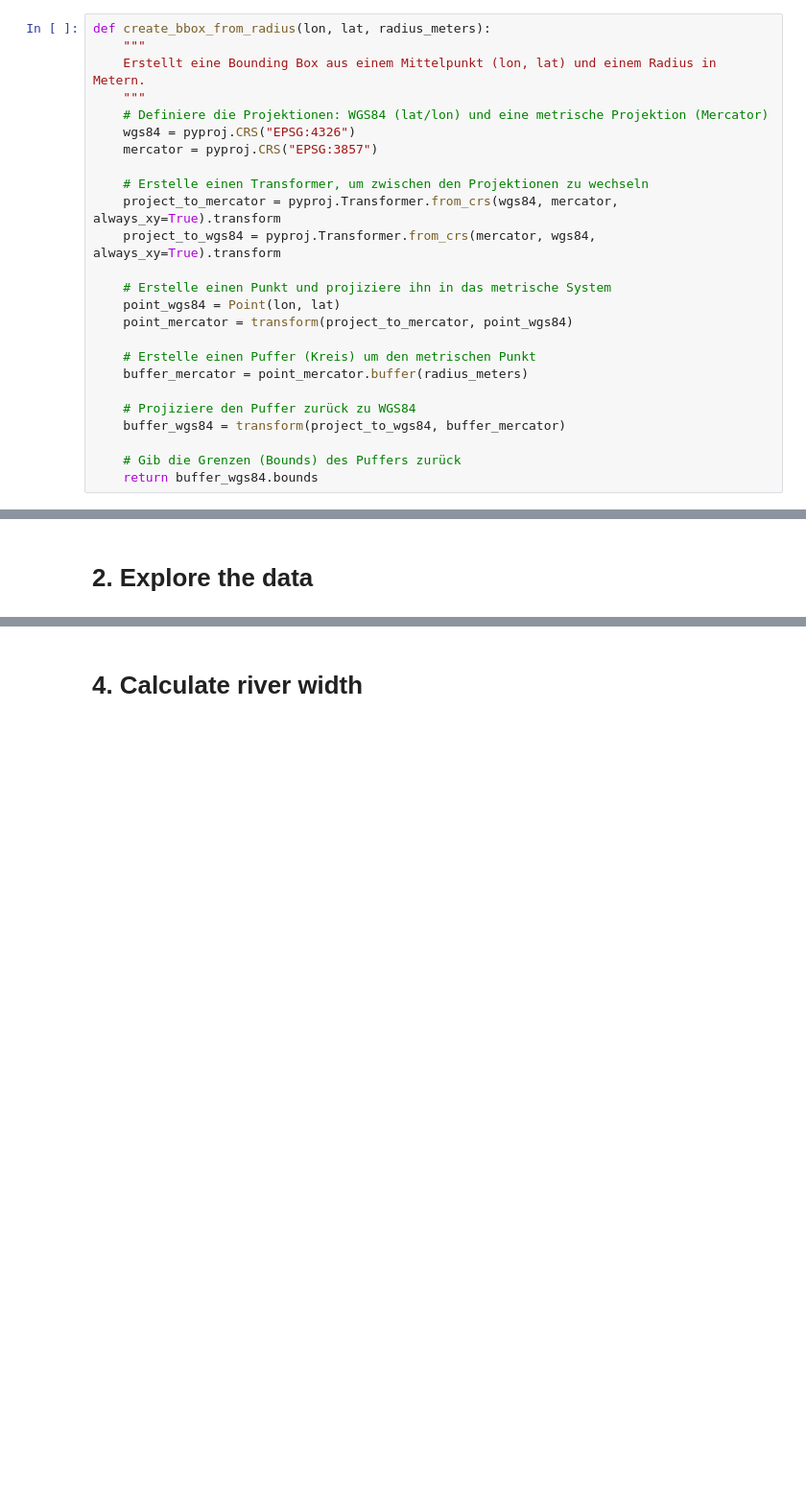
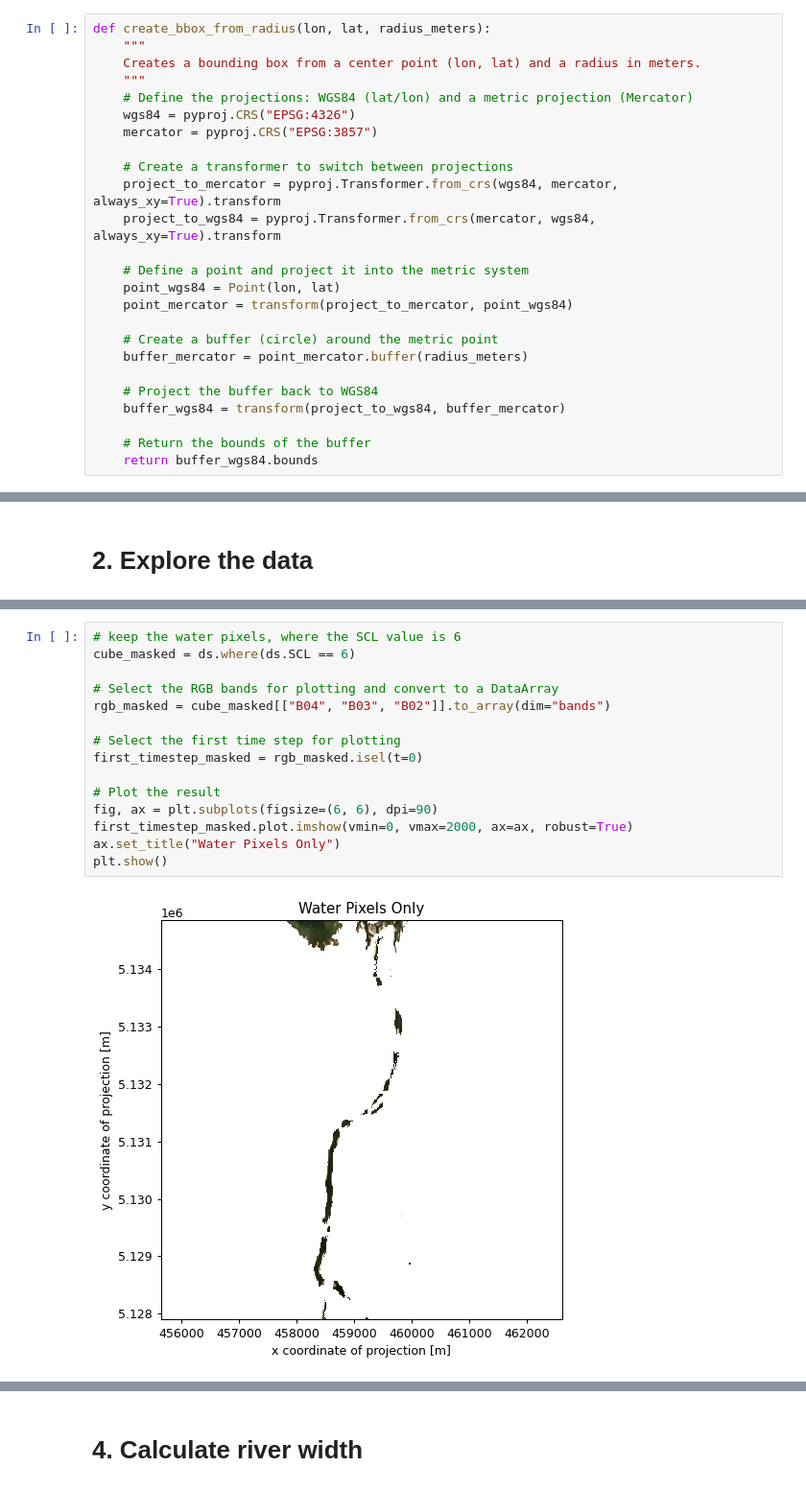
Before and after one commit to mullrich192/MasterThesis_FeatureExtraction_RemoteSensing, a Jupyter notebook: Extract_RiverGeometry.ipynb, the cells around one changed output, grey strips where cells are left out. Shown at 96% size. Cells and saved outputs as stored; diff of their text form; blank space fills up the shorter version.

```diff
--- a/Extract_RiverGeometry.ipynb
+++ b/Extract_RiverGeometry.ipynb
@@ -59,27 +111,27 @@ from torch.utils.data import DataLoader, Dataset
 # %%
 def create_bbox_from_radius(lon, lat, radius_meters):
     """
-    Erstellt eine Bounding Box aus einem Mittelpunkt (lon, lat) und einem Radius in Metern.
+    Creates a bounding box from a center point (lon, lat) and a radius in meters.
     """
-    # Definiere die Projektionen: WGS84 (lat/lon) und eine metrische Projektion (Mercator)
+    # Define the projections: WGS84 (lat/lon) and a metric projection (Mercator)
     wgs84 = pyproj.CRS("EPSG:4326")
     mercator = pyproj.CRS("EPSG:3857")
 
-    # Erstelle einen Transformer, um zwischen den Projektionen zu wechseln
+    # Create a transformer to switch between projections
     project_to_mercator = pyproj.Transformer.from_crs(wgs84, mercator, always_xy=True).transform
     project_to_wgs84 = pyproj.Transformer.from_crs(mercator, wgs84, always_xy=True).transform
 
-    # Erstelle einen Punkt und projiziere ihn in das metrische System
+    # Define a point and project it into the metric system
     point_wgs84 = Point(lon, lat)
     point_mercator = transform(project_to_mercator, point_wgs84)
 
-    # Erstelle einen Puffer (Kreis) um den metrischen Punkt
+    # Create a buffer (circle) around the metric point
     buffer_mercator = point_mercator.buffer(radius_meters)
 
-    # Projiziere den Puffer zurück zu WGS84
+    # Project the buffer back to WGS84
     buffer_wgs84 = transform(project_to_wgs84, buffer_mercator)
 
-    # Gib die Grenzen (Bounds) des Puffers zurück
+    # Return the bounds of the buffer
     return buffer_wgs84.bounds
 # %%
 path_root = ("./data/")
@@ -196,0 +289,17 @@ data.plot.imshow(vmin=0, vmax=2000, ax=ax)
+# %%
+# keep the water pixels, where the SCL value is 6
+cube_masked = ds.where(ds.SCL == 6)
+
+# Select the RGB bands for plotting and convert to a DataArray
+rgb_masked = cube_masked[["B04", "B03", "B02"]].to_array(dim="bands")
+
+# Select the first time step for plotting
+first_timestep_masked = rgb_masked.isel(t=0)
+
+# Plot the result
+fig, ax = plt.subplots(figsize=(6, 6), dpi=90)
+first_timestep_masked.plot.imshow(vmin=0, vmax=2000, ax=ax, robust=True)
+ax.set_title("Water Pixels Only")
+plt.show()
+# %% [output]
+[figure, added]
```
Also changed, not shown: parts of 36 cells of this notebook.
